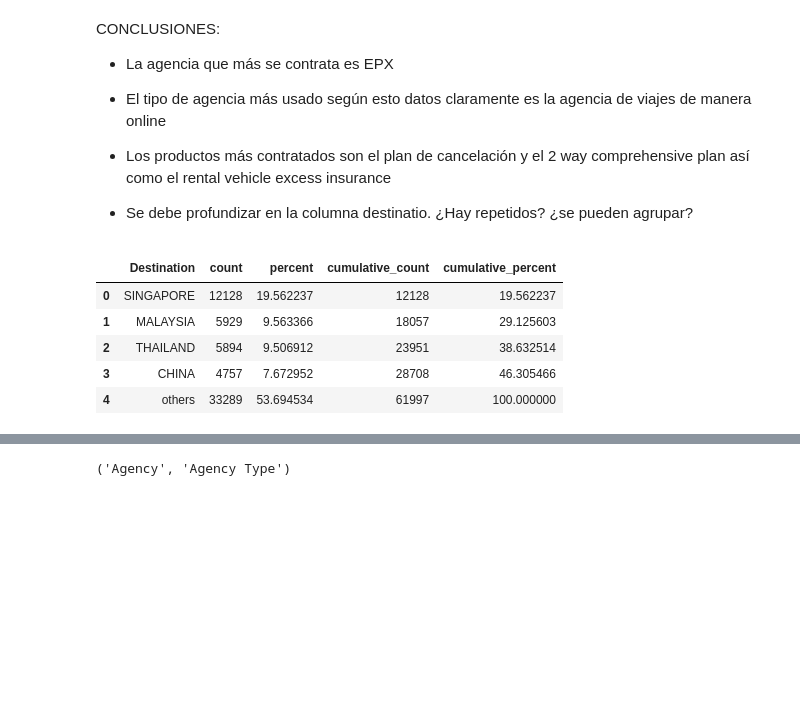
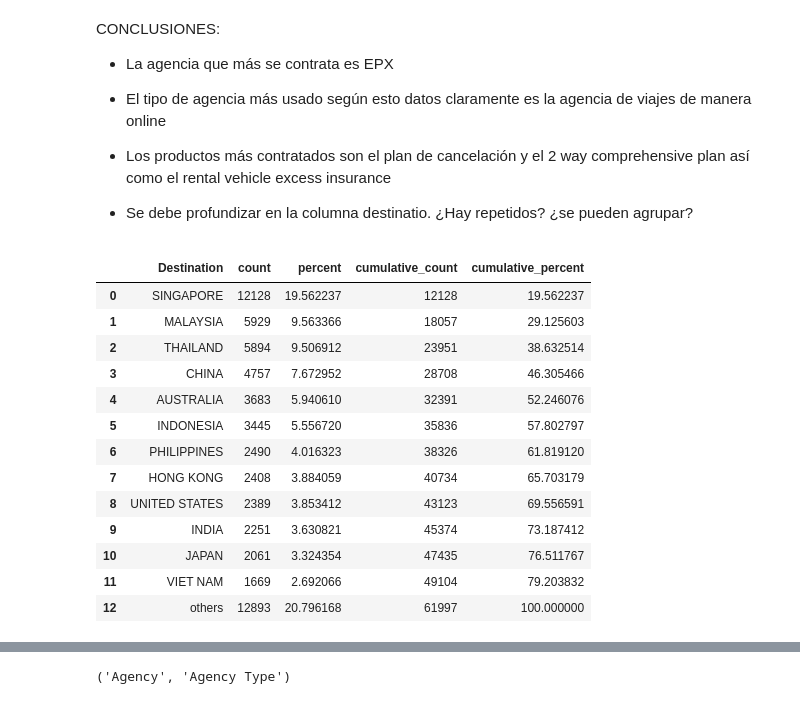
Before and after one commit to NataliaBarquin/Adalab_Pair_programming_5_machine_learning, a Jupyter notebook: Pair_RLO1_EDA.ipynb, the cells around one changed output, grey strips where cells are left out. Drawn from its saved outputs; the diff is of its cells as text; code cells hidden in the pictures; blank space fills up the shorter version.

```diff
--- a/Pair_RLO1_EDA.ipynb
+++ b/Pair_RLO1_EDA.ipynb
@@ -444,14 +444,22 @@ CONCLUSIONES:
 # %%
 #Exploramos la columna Destination
 
-df_cat.stb.freq(["Destination"], thresh=50)
+df_cat.stb.freq(["Destination"], thresh=80)
 # %% [output]
 |  | Destination | count | percent | cumulative_count | cumulative_percent |
 | 0 | SINGAPORE | 12128 | 19.562237 | 12128 | 19.562237 |
 | 1 | MALAYSIA | 5929 | 9.563366 | 18057 | 29.125603 |
 | 2 | THAILAND | 5894 | 9.506912 | 23951 | 38.632514 |
 | 3 | CHINA | 4757 | 7.672952 | 28708 | 46.305466 |
-| 4 | others | 33289 | 53.694534 | 61997 | 100.000000 |
+| 4 | AUSTRALIA | 3683 | 5.940610 | 32391 | 52.246076 |
+| 5 | INDONESIA | 3445 | 5.556720 | 35836 | 57.802797 |
+| 6 | PHILIPPINES | 2490 | 4.016323 | 38326 | 61.819120 |
+| 7 | HONG KONG | 2408 | 3.884059 | 40734 | 65.703179 |
+| 8 | UNITED STATES | 2389 | 3.853412 | 43123 | 69.556591 |
+| 9 | INDIA | 2251 | 3.630821 | 45374 | 73.187412 |
+| 10 | JAPAN | 2061 | 3.324354 | 47435 | 76.511767 |
+| 11 | VIET NAM | 1669 | 2.692066 | 49104 | 79.203832 |
+| 12 | others | 12893 | 20.796168 | 61997 | 100.000000 |
 # %%
 from itertools import combinations
 import researchpy as rp
```
Also changed, not shown: parts of 11 cells of this notebook, 1 other file.
